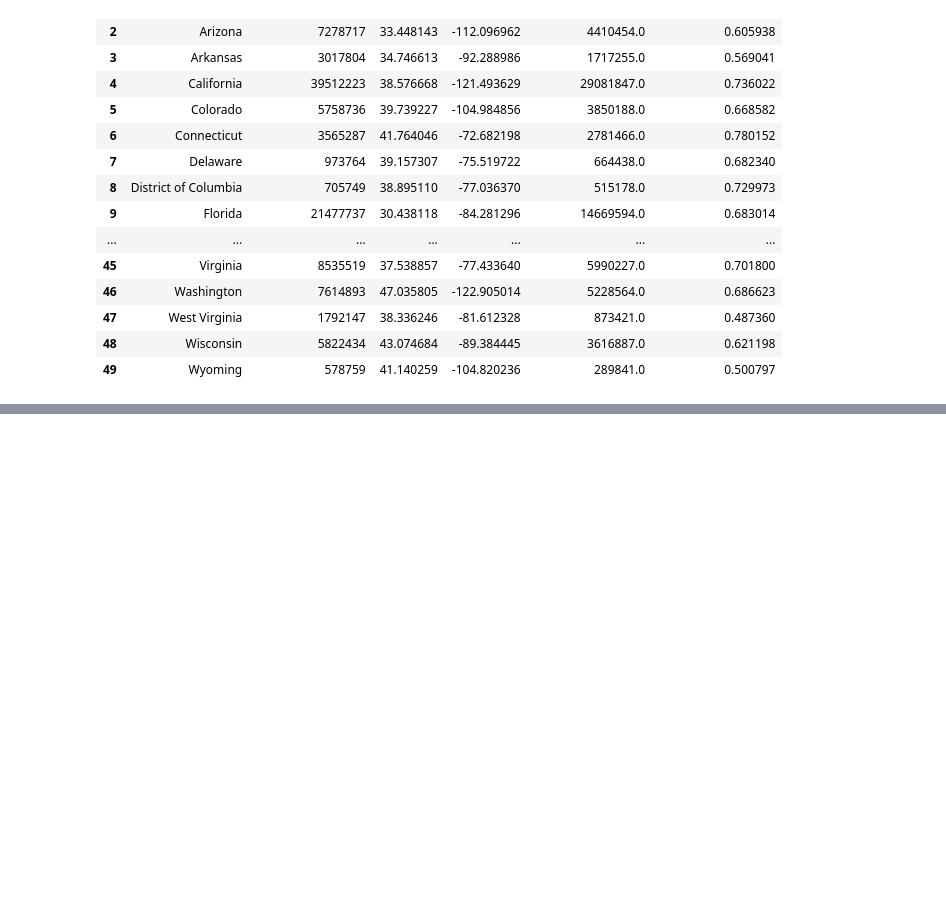
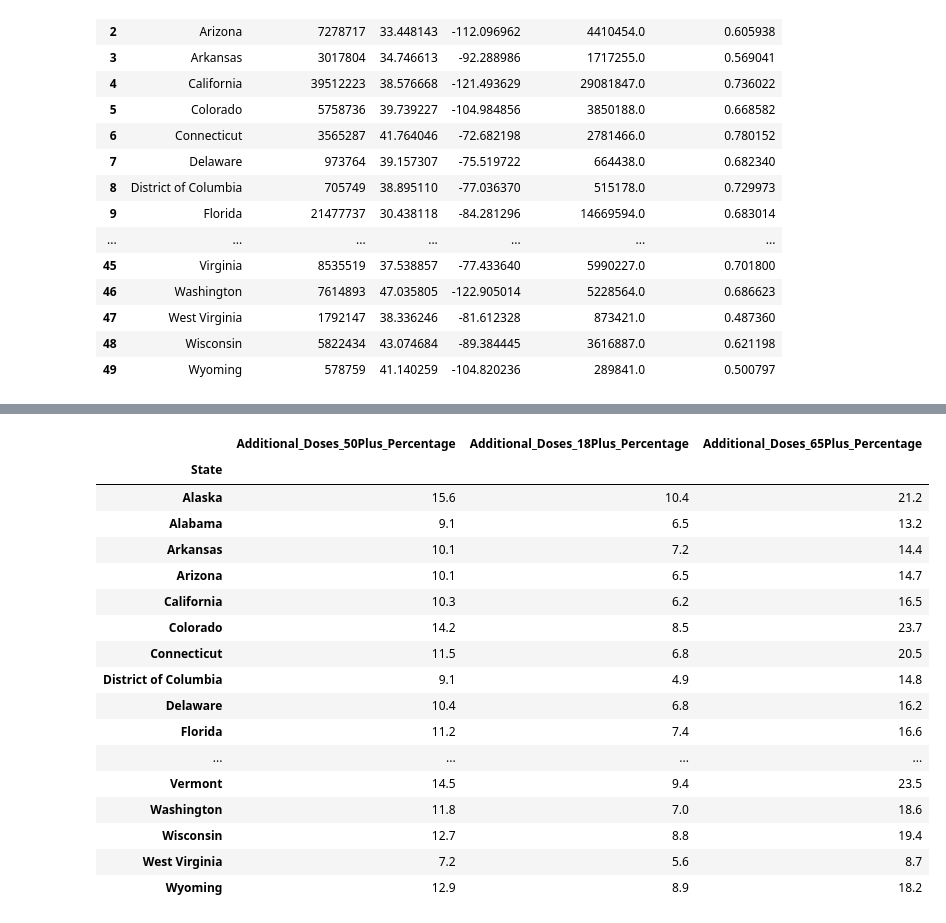
Before and after one commit to Ramsha2025/US-Vaccine-Tracker-Challenge, a Jupyter notebook: US-Vaccine-Tracker.ipynb, the cells around one changed output, grey strips where cells are left out. Cells and saved outputs as stored; diff of their text form; code cells hidden in the pictures; blank space fills up the shorter version.

```diff
--- a/US-Vaccine-Tracker.ipynb
+++ b/US-Vaccine-Tracker.ipynb
@@ -209,0 +281,26 @@ vaccinationAndPopulationByLocation
+# %%
+#Which population according to age group has a higher percentage of people vaccinated?
+
+manufacturer_df=us_vaccine_admin_df.loc[:,['State','Additional_Doses_50Plus_Percentage','Additional_Doses_18Plus_Percentage','Additional_Doses_65Plus_Percentage']]
+# %%
+manufacturer_df =manufacturer_df.set_index(['State'])
+manufacturer_df
+# %% [output]
+|  | Additional_Doses_50Plus_Percentage | Additional_Doses_18Plus_Percentage | Additional_Doses_65Plus_Percentage |
+| State |  |  |  |
+| Alaska | 15.6 | 10.4 | 21.2 |
+| Alabama | 9.1 | 6.5 | 13.2 |
+| Arkansas | 10.1 | 7.2 | 14.4 |
+| Arizona | 10.1 | 6.5 | 14.7 |
+| California | 10.3 | 6.2 | 16.5 |
+| Colorado | 14.2 | 8.5 | 23.7 |
+| Connecticut | 11.5 | 6.8 | 20.5 |
+| District of Columbia | 9.1 | 4.9 | 14.8 |
+| Delaware | 10.4 | 6.8 | 16.2 |
+| Florida | 11.2 | 7.4 | 16.6 |
+| ... | ... | ... | ... |
+| Vermont | 14.5 | 9.4 | 23.5 |
+| Washington | 11.8 | 7.0 | 18.6 |
+| Wisconsin | 12.7 | 8.8 | 19.4 |
+| West Virginia | 7.2 | 5.6 | 8.7 |
+| Wyoming | 12.9 | 8.9 | 18.2 |
```
Also changed, not shown: parts of 21 cells of this notebook.
